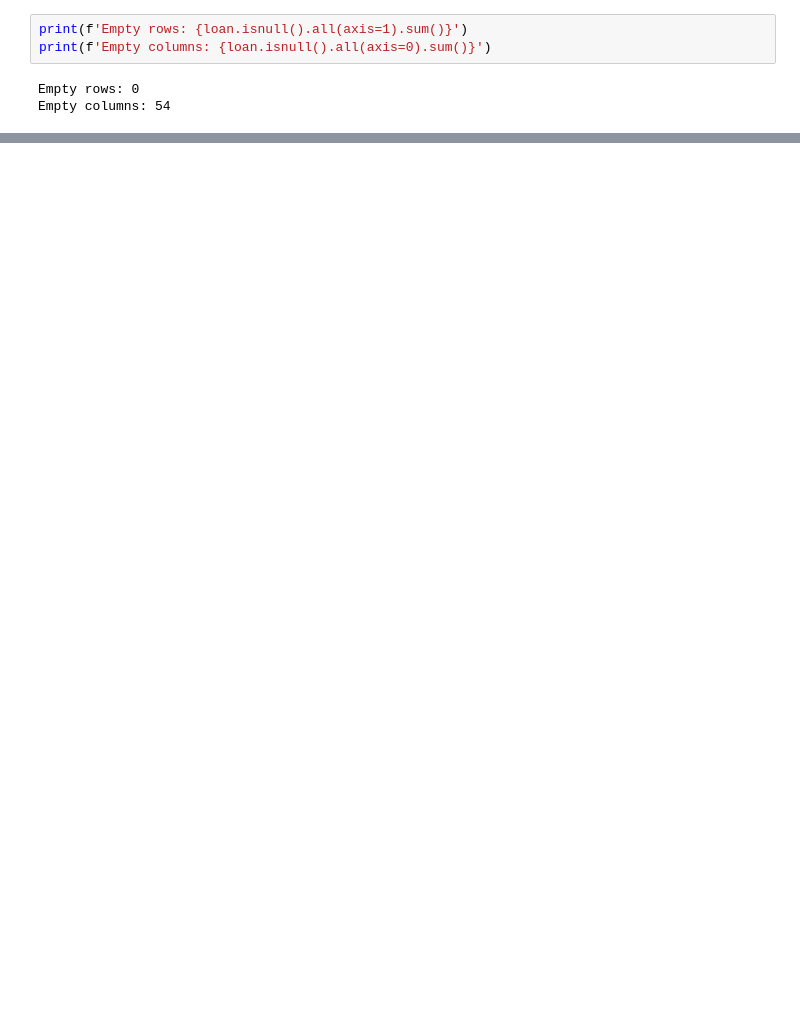
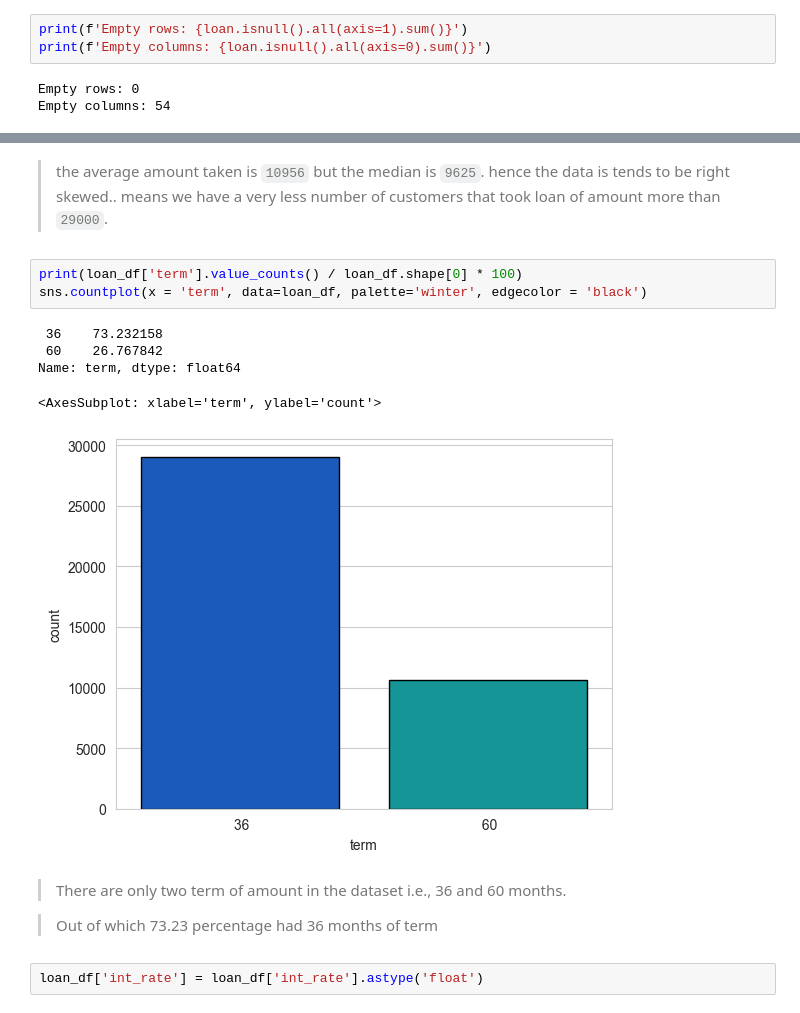
Before and after one commit to rabhardwaj16/lending_club_case_study, a Jupyter notebook: LendingClubCaseStudy.ipynb, the cells around one changed output, grey strips where cells are left out. Drawn from its saved outputs; the diff is of its cells as text; blank space fills up the shorter version.

```diff
--- a/LendingClubCaseStudy.ipynb
+++ b/LendingClubCaseStudy.ipynb
@@ -96,0 +290,17 @@ cols_null_info[cols_null_info['null_status']==False].shape
+# %% [markdown]
+> the average amount taken is `10956` but the median is `9625`. hence the data is tends to be right skewed.. means we have a very less number of customers that took loan of amount more than `29000`.
+# %%
+print(loan_df['term'].value_counts() / loan_df.shape[0] * 100)
+sns.countplot(x = 'term', data=loan_df, palette='winter', edgecolor = 'black')
+# %% [output]
+ 36    73.232158
+ 60    26.767842
+Name: term, dtype: float64
+<AxesSubplot: xlabel='term', ylabel='count'>
+[figure, added]
+# %% [markdown]
+>There are only two term of amount in the dataset i.e., 36 and 60 months.
+
+>Out of which 73.23 percentage had 36 months of term
+# %%
+loan_df['int_rate'] = loan_df['int_rate'].astype('float')
```
Also changed, not shown: parts of 138 cells of this notebook.
